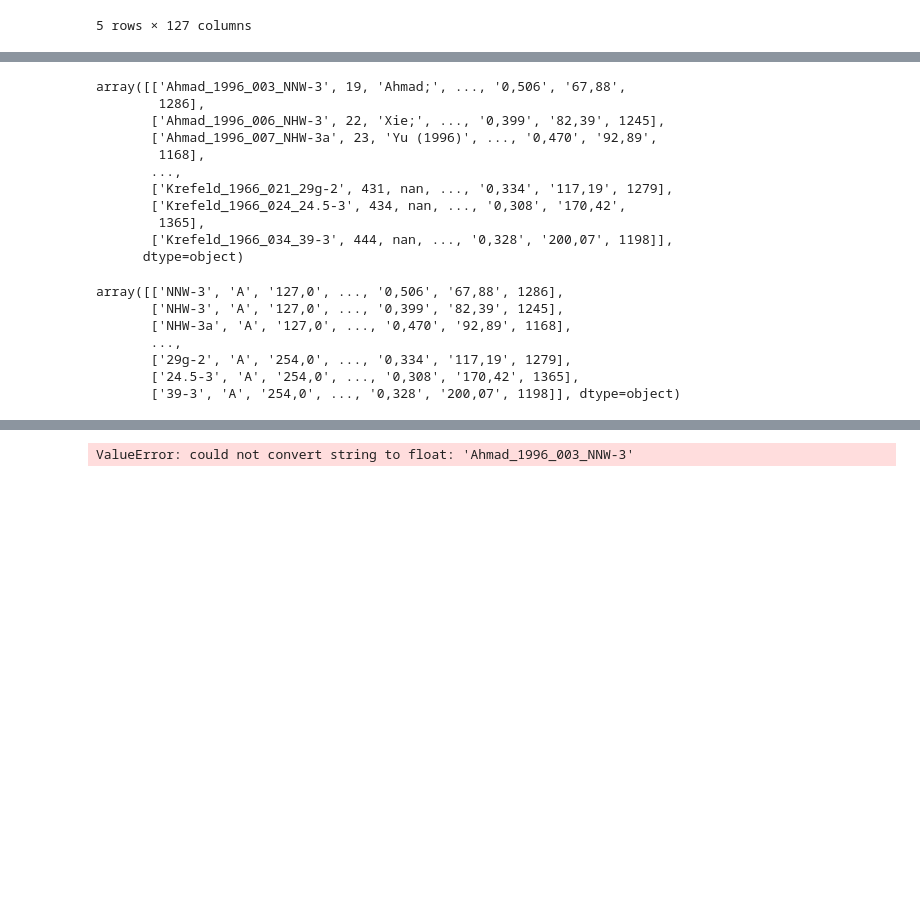
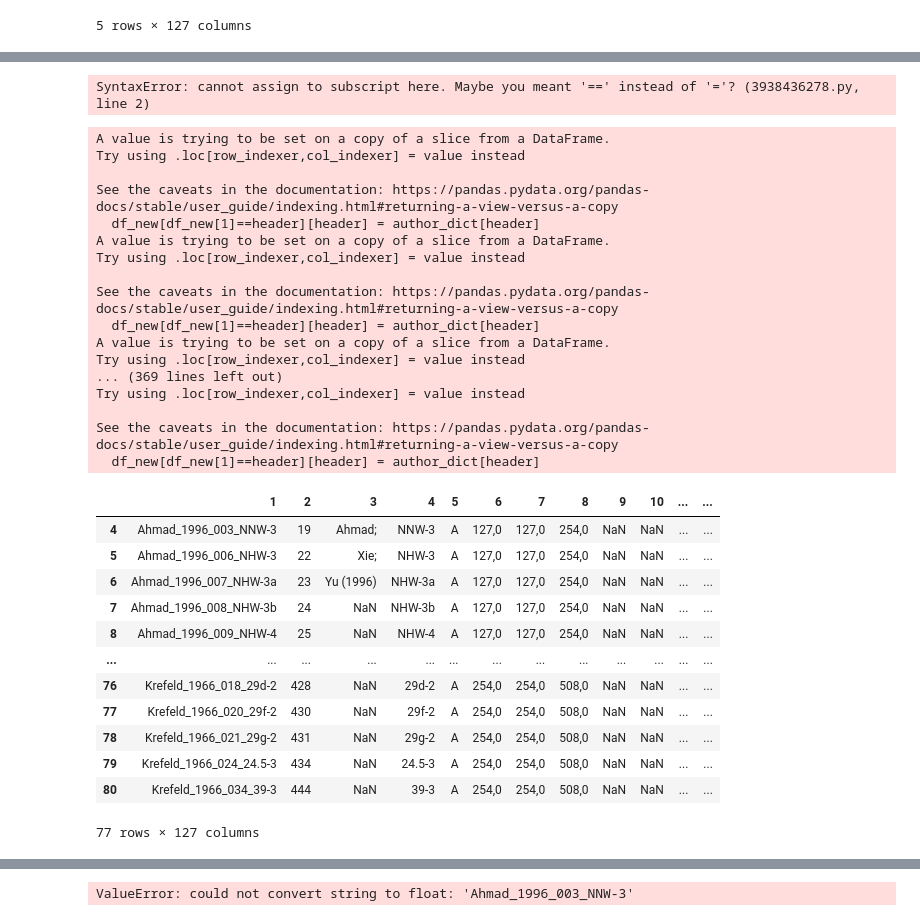
Before and after one commit to adomakor412/MSNT_Thesis_ML_CE, a Jupyter notebook: PCA_reineck_prelim.ipynb, the cells around one changed output, grey strips where cells are left out. Saved outputs shown, nothing was run; the diff lists cells and outputs as text; code cells hidden in the pictures; blank space fills up the shorter version.

```diff
--- a/PCA_reineck_prelim.ipynb
+++ b/PCA_reineck_prelim.ipynb
@@ -108,0 +96,2 @@ for more details and explanations of advanced indexing.
+# %%
+author_list = data_mod[1].values.tolist()
@@ -108,0 +127,3 @@ for more details and explanations of advanced indexing.
+# %%
+df_new[df_new[1]=="Ahmad_1996_003_NNW-3"][1] = 0
+df_new[df_new[1]=="Ahmad_1996_003_NNW-3"]
@@ -109,26 +139,49 @@ for more details and explanations of advanced indexing.
+# %%
+df_author = data_mod
+df_author[df_author[1][df_author[1]=="Ahmad_1996_003_NNW-3"] = author_list["Ahmad_1996_003_NNW-3"]]
+df_author
+# %% [output]
+SyntaxError: cannot assign to subscript here. Maybe you meant '==' instead of '='? (3938436278.py, line 2)
+# %%
+author_dict = {k:author_list.index(k) for k in author_list }
+#df_new[1] =
+for header in author_dict.keys():
+    df_new[df_new[1]==header][header] = author_dict[header]
+df_new
+# %% [output]
+A value is trying to be set on a copy of a slice from a DataFrame.
+Try using .loc[row_indexer,col_indexer] = value instead
+
+See the caveats in the documentation: https://pandas.pydata.org/pandas-docs/stable/user_guide/indexing.html#returning-a-view-versus-a-copy
+  df_new[df_new[1]==header][header] = author_dict[header]
+A value is trying to be set on a copy of a slice from a DataFrame.
+Try using .loc[row_indexer,col_indexer] = value instead
+
+See the caveats in the documentation: https://pandas.pydata.org/pandas-docs/stable/user_guide/indexing.html#returning-a-view-versus-a-copy
+  df_new[df_new[1]==header][header] = author_dict[header]
+A value is trying to be set on a copy of a slice from a DataFrame.
+Try using .loc[row_indexer,col_indexer] = value instead
+... (369 lines left out)
+Try using .loc[row_indexer,col_indexer] = value instead
+
+See the caveats in the documentation: https://pandas.pydata.org/pandas-docs/stable/user_guide/indexing.html#returning-a-view-versus-a-copy
+  df_new[df_new[1]==header][header] = author_dict[header]
+|  | 1 | 2 | 3 | 4 | 5 | 6 | 7 | 8 | 9 | 10 | ... | ... |
+| 4 | Ahmad_1996_003_NNW-3 | 19 | Ahmad; | NNW-3 | A | 127,0 | 127,0 | 254,0 | NaN | NaN | ... | ... |
+| 5 | Ahmad_1996_006_NHW-3 | 22 | Xie; | NHW-3 | A | 127,0 | 127,0 | 254,0 | NaN | NaN | ... | ... |
+| 6 | Ahmad_1996_007_NHW-3a | 23 | Yu (1996) | NHW-3a | A | 127,0 | 127,0 | 254,0 | NaN | NaN | ... | ... |
+| 7 | Ahmad_1996_008_NHW-3b | 24 | NaN | NHW-3b | A | 127,0 | 127,0 | 254,0 | NaN | NaN | ... | ... |
+| 8 | Ahmad_1996_009_NHW-4 | 25 | NaN | NHW-4 | A | 127,0 | 127,0 | 254,0 | NaN | NaN | ... | ... |
+| ... | ... | ... | ... | ... | ... | ... | ... | ... | ... | ... | ... | ... |
+| 76 | Krefeld_1966_018_29d-2 | 428 | NaN | 29d-2 | A | 254,0 | 254,0 | 508,0 | NaN | NaN | ... | ... |
+| 77 | Krefeld_1966_020_29f-2 | 430 | NaN | 29f-2 | A | 254,0 | 254,0 | 508,0 | NaN | NaN | ... | ... |
+| 78 | Krefeld_1966_021_29g-2 | 431 | NaN | 29g-2 | A | 254,0 | 254,0 | 508,0 | NaN | NaN | ... | ... |
+| 79 | Krefeld_1966_024_24.5-3 | 434 | NaN | 24.5-3 | A | 254,0 | 254,0 | 508,0 | NaN | NaN | ... | ... |
+| 80 | Krefeld_1966_034_39-3 | 444 | NaN | 39-3 | A | 254,0 | 254,0 | 508,0 | NaN | NaN | ... | ... |
+77 rows × 127 columns
 # %%
-np_mod = np.array(data_mod)
-np_mod
+# np_mod = np.array(data_mod)
+# np_mod
-# %% [output]
-array([['Ahmad_1996_003_NNW-3', 19, 'Ahmad;', ..., '0,506', '67,88',
-        1286],
-       ['Ahmad_1996_006_NHW-3', 22, 'Xie;', ..., '0,399', '82,39', 1245],
-       ['Ahmad_1996_007_NHW-3a', 23, 'Yu (1996)', ..., '0,470', '92,89',
-        1168],
-       ...,
-       ['Krefeld_1966_021_29g-2', 431, nan, ..., '0,334', '117,19', 1279],
-       ['Krefeld_1966_024_24.5-3', 434, nan, ..., '0,308', '170,42',
-        1365],
-       ['Krefeld_1966_034_39-3', 444, nan, ..., '0,328', '200,07', 1198]],
-      dtype=object)
 # %%
-np_mod2 = np_mod[:,3:]
-np_mod2
+# np_mod2 = np_mod[:,3:]
+# np_mod2
-# %% [output]
-array([['NNW-3', 'A', '127,0', ..., '0,506', '67,88', 1286],
-       ['NHW-3', 'A', '127,0', ..., '0,399', '82,39', 1245],
-       ['NHW-3a', 'A', '127,0', ..., '0,470', '92,89', 1168],
-       ...,
-       ['29g-2', 'A', '254,0', ..., '0,334', '117,19', 1279],
-       ['24.5-3', 'A', '254,0', ..., '0,308', '170,42', 1365],
-       ['39-3', 'A', '254,0', ..., '0,328', '200,07', 1198]], dtype=object)
```
Also changed, not shown: parts of 19 cells of this notebook, 2 other files.
